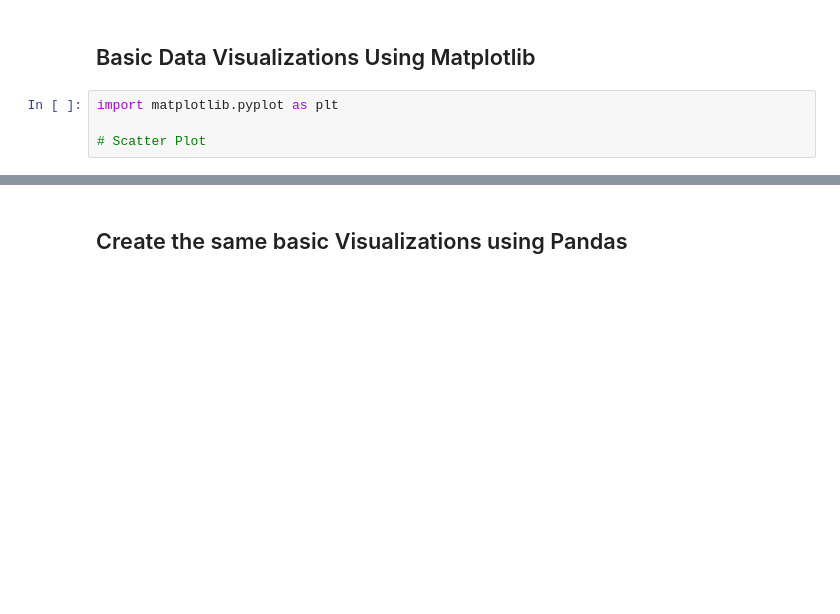
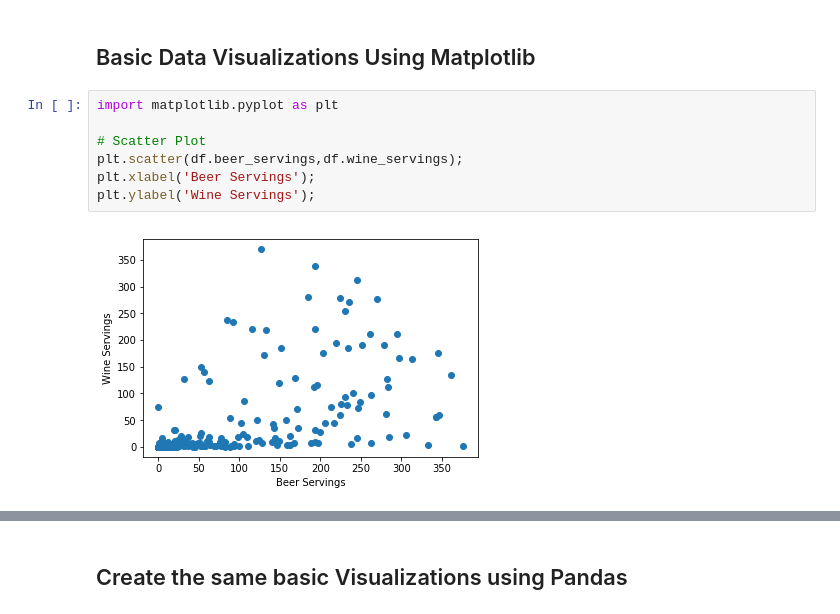
Before and after one commit to ngriggs/DS-Unit-1-Sprint-1-Dealing-With-Data, a Jupyter notebook: module2-loadingdata/LS_DS_112_Loading_Data.ipynb, the cells around one changed output, grey strips where cells are left out. Drawn from its saved outputs; the diff is of its cells as text; blank space fills up the shorter version.

```diff
--- a/module2-loadingdata/LS_DS_112_Loading_Data.ipynb
+++ b/module2-loadingdata/LS_DS_112_Loading_Data.ipynb
@@ -307,4 +311,9 @@ df.head()
 # %%
 import matplotlib.pyplot as plt
 
 # Scatter Plot
+plt.scatter(df.beer_servings,df.wine_servings);
+plt.xlabel('Beer Servings');
+plt.ylabel('Wine Servings');
+# %% [output]
+[figure, added]
```
Also changed, not shown: parts of 17 cells of this notebook.
